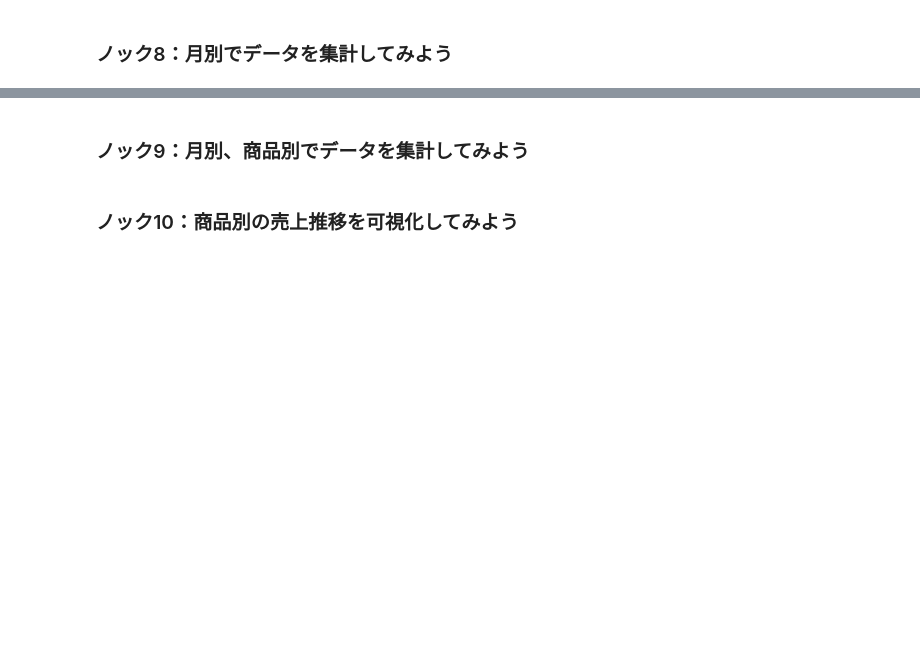
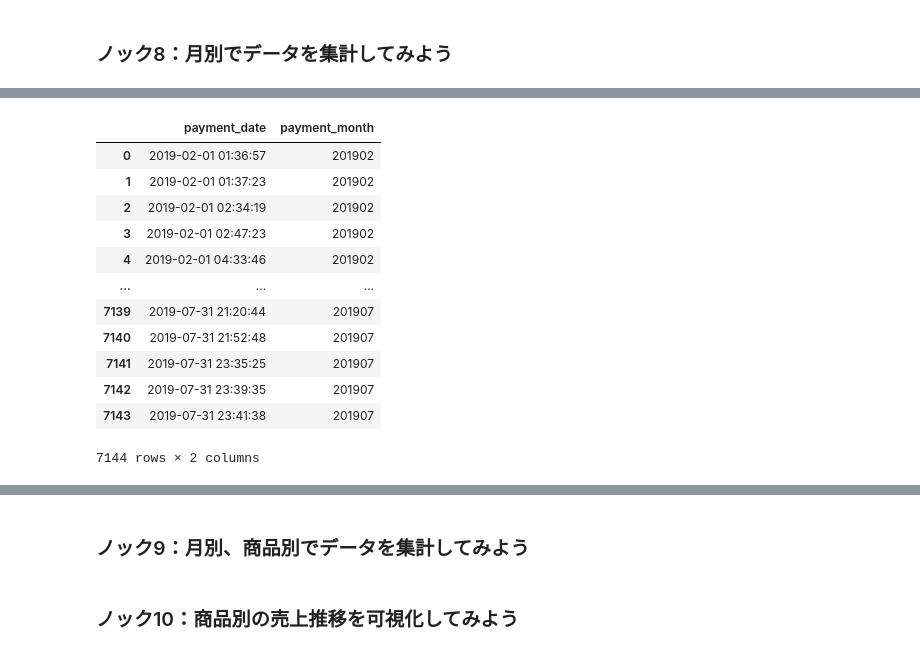
Before and after one commit to yuji-sgs/data-analysis-knock, a Jupyter notebook: 1章/1章_ウェブからの注文数を分析する１０本ノック.ipynb, the cells around one changed output, grey strips where cells are left out. Saved outputs shown, nothing was run; the diff lists cells and outputs as text; code cells hidden in the pictures; blank space fills up the shorter version.

```diff
--- a/1章/1章_ウェブからの注文数を分析する１０本ノック.ipynb
+++ b/1章/1章_ウェブからの注文数を分析する１０本ノック.ipynb
@@ -175,0 +203,18 @@ join_data.describe()
+# %%
+join_data["payment_date"] = pd.to_datetime(join_data["payment_date"])
+join_data["payment_month"] = join_data["payment_date"].dt.strftime("%Y%m")
+join_data[["payment_date", "payment_month"]]
+# %% [output]
+|  | payment_date | payment_month |
+| 0 | 2019-02-01 01:36:57 | 201902 |
+| 1 | 2019-02-01 01:37:23 | 201902 |
+| 2 | 2019-02-01 02:34:19 | 201902 |
+| 3 | 2019-02-01 02:47:23 | 201902 |
+| 4 | 2019-02-01 04:33:46 | 201902 |
+| ... | ... | ... |
+| 7139 | 2019-07-31 21:20:44 | 201907 |
+| 7140 | 2019-07-31 21:52:48 | 201907 |
+| 7141 | 2019-07-31 23:35:25 | 201907 |
+| 7142 | 2019-07-31 23:39:35 | 201907 |
+| 7143 | 2019-07-31 23:41:38 | 201907 |
+7144 rows × 2 columns
```
Also changed, not shown: parts of 3 cells of this notebook.
